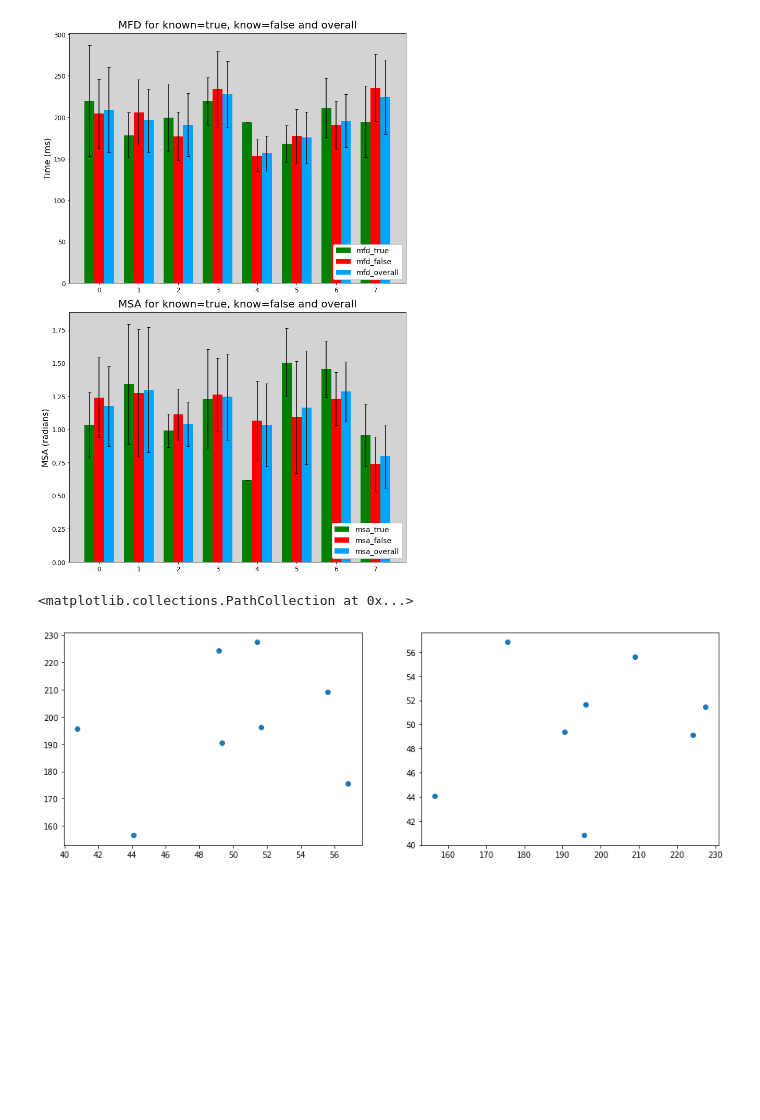
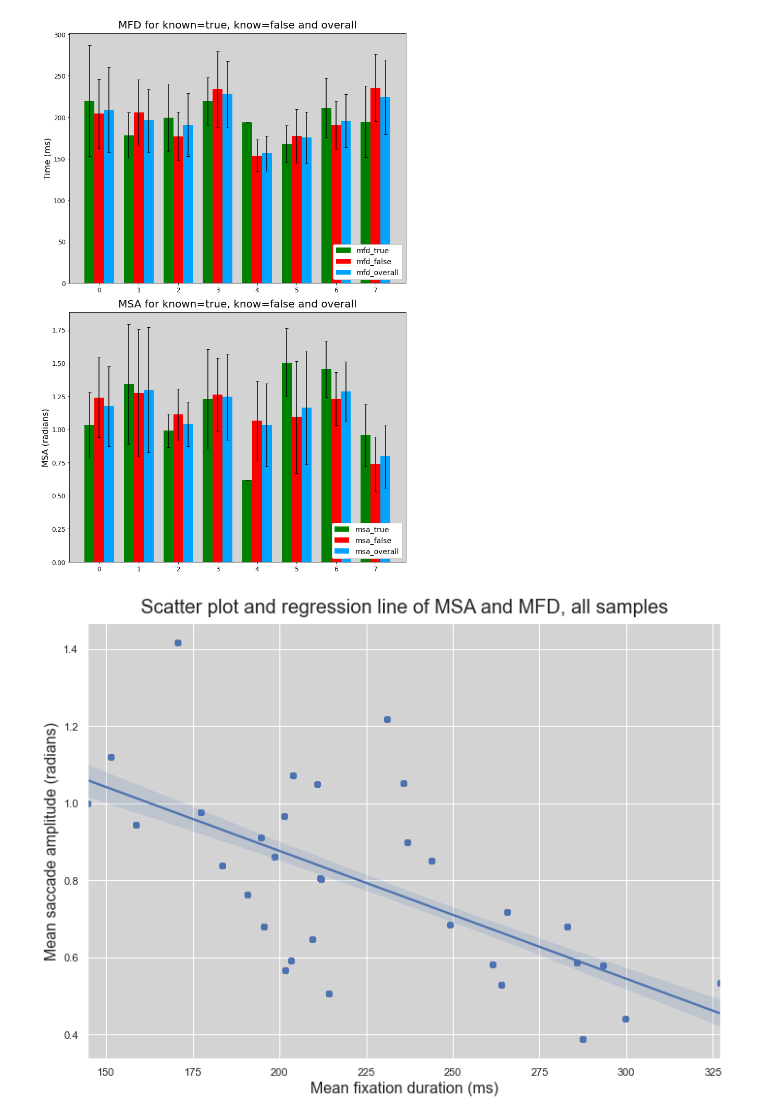
Before and after one commit to nyksy/eye-tracking-22, a Jupyter notebook: main.ipynb, the cells around one changed output. Drawn from its saved outputs; the diff is of its cells as text; code cells hidden in the pictures; blank space fills up the shorter version.

Commit message:
mfd msa scatter

```diff
--- a/main.ipynb
+++ b/main.ipynb
@@ -406,13 +402,21 @@ plt.show()
 fig.savefig('./plots/MFD_MSA.png')
 # %% [output]
 [figure]
-# %%
-# Nää ei kyl kerro yhtää mitään, pitää katella jotai muuta
-# jep
-fig, ax = plt.subplots(1, 2, figsize=(15,5))
-
-ax[0].scatter(msa_overall, mfd_overall)
-ax[1].scatter(mfd_overall, msa_overall)
-# %% [output]
-<matplotlib.collections.PathCollection at 0x...>
-[figure, removed]
+# %%
+# get all mfds and msas
+import seaborn as sns
+MFDs = [i[I_MFD] for i in samples for samples in sid_MFD_MSA.values()]
+MSAs = [i[I_MSA] for i in samples for samples in sid_MFD_MSA.values()]
+
+sns.set(rc={'figure.figsize': (11.7, 8.27)})
+ax = sns.regplot(x=MFDs, y=MSAs)
+ax.set_ylabel('Mean saccade amplitude (radians)', fontsize=16)
+ax.set_xlabel('Mean fixation duration (ms)', fontsize=16)
+ax.set_title('Scatter plot and regression line of MSA and MFD, all samples', fontsize=20, pad=10)
+ax.set_facecolor('lightgrey')
+
+plt.savefig('./plots/MFD_MSA_scatter.png')
+
+plt.show()
+# %% [output]
+[figure, added]
```
Also changed, not shown: parts of 4 cells of this notebook, 1 other file.
